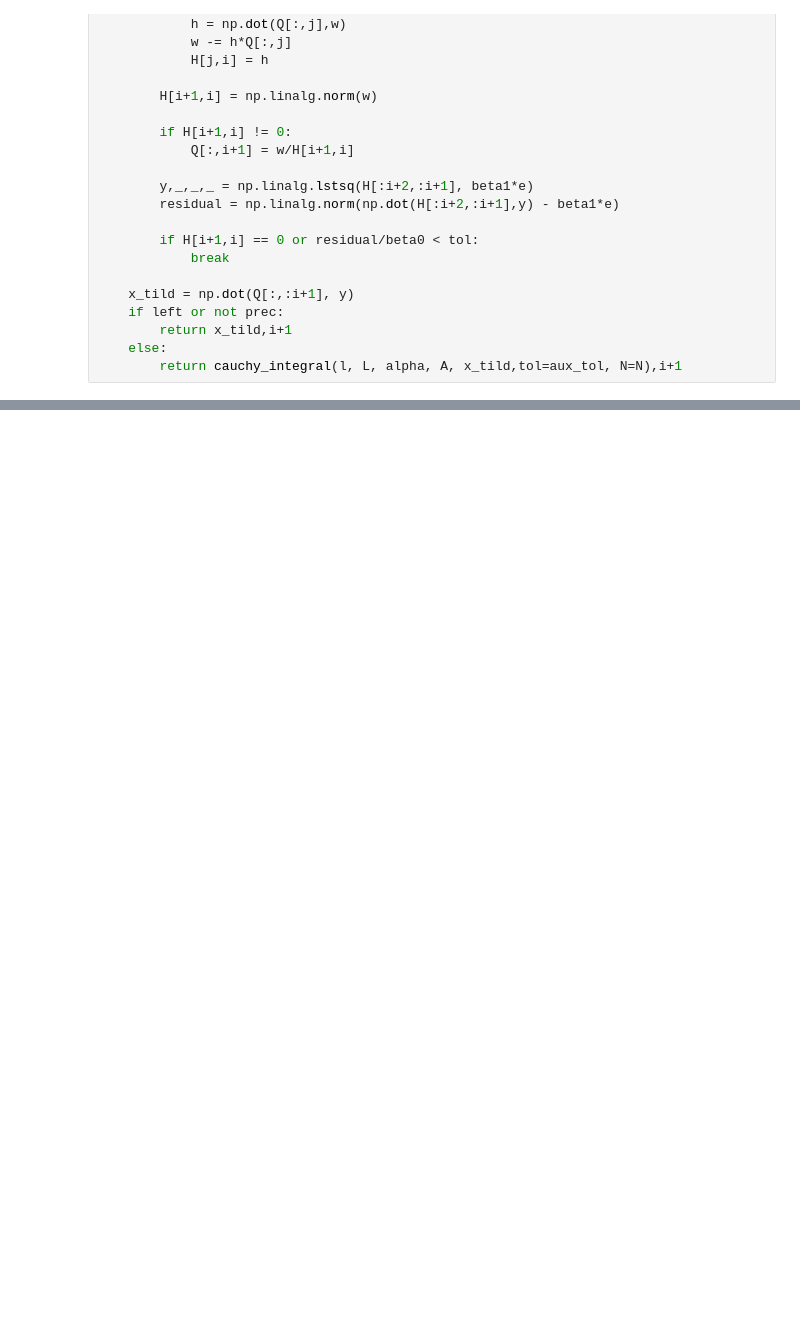
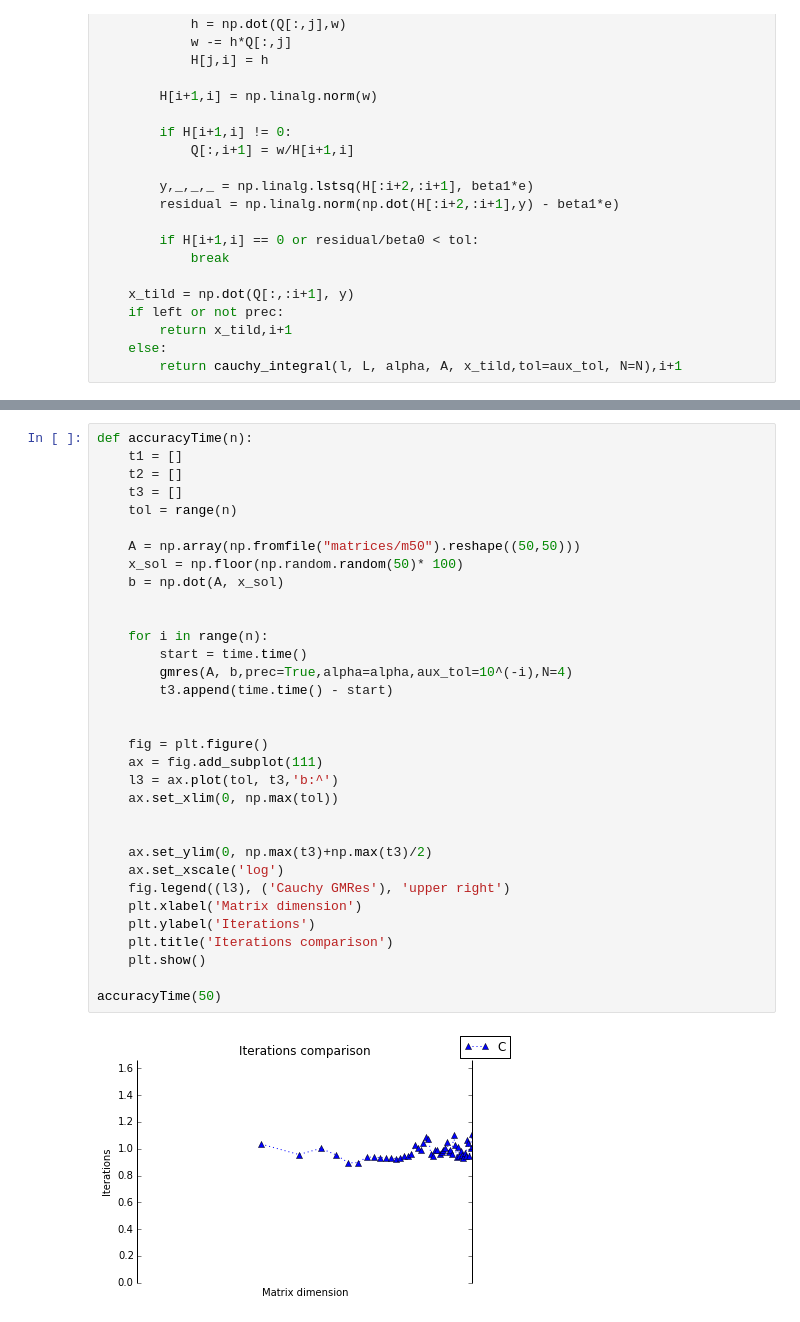
Before and after one commit to vansimonsen/Taller-CC, a Jupyter notebook: Preconditioner On GMRes.ipynb, the cells around one changed output, grey strips where cells are left out. Drawn from its saved outputs; the diff is of its cells as text; blank space fills up the shorter version.

```diff
--- a/Preconditioner On GMRes.ipynb
+++ b/Preconditioner On GMRes.ipynb
@@ -590,0 +545,35 @@ N = 8 , a_tol= 1e-10
+# %%
+def accuracyTime(n):
+    t1 = []
+    t2 = []
+    t3 = []
+    tol = range(n)
+
+    A = np.array(np.fromfile("matrices/m50").reshape((50,50)))
+    x_sol = np.floor(np.random.random(50)* 100)
+    b = np.dot(A, x_sol)
+
+
+    for i in range(n):
+        start = time.time()
+        gmres(A, b,prec=True,alpha=alpha,aux_tol=10^(-i),N=4)
+        t3.append(time.time() - start)
+
+
+    fig = plt.figure()
+    ax = fig.add_subplot(111)
+    l3 = ax.plot(tol, t3,'b:^')
+    ax.set_xlim(0, np.max(tol))
+
+
+    ax.set_ylim(0, np.max(t3)+np.max(t3)/2)
+    ax.set_xscale('log')
+    fig.legend((l3), ('Cauchy GMRes'), 'upper right')
+    plt.xlabel('Matrix dimension')
+    plt.ylabel('Iterations')
+    plt.title('Iterations comparison')
+    plt.show()
+
+accuracyTime(50)
+# %% [output]
+[figure, added]
```
Also changed, not shown: parts of 4 cells of this notebook.
